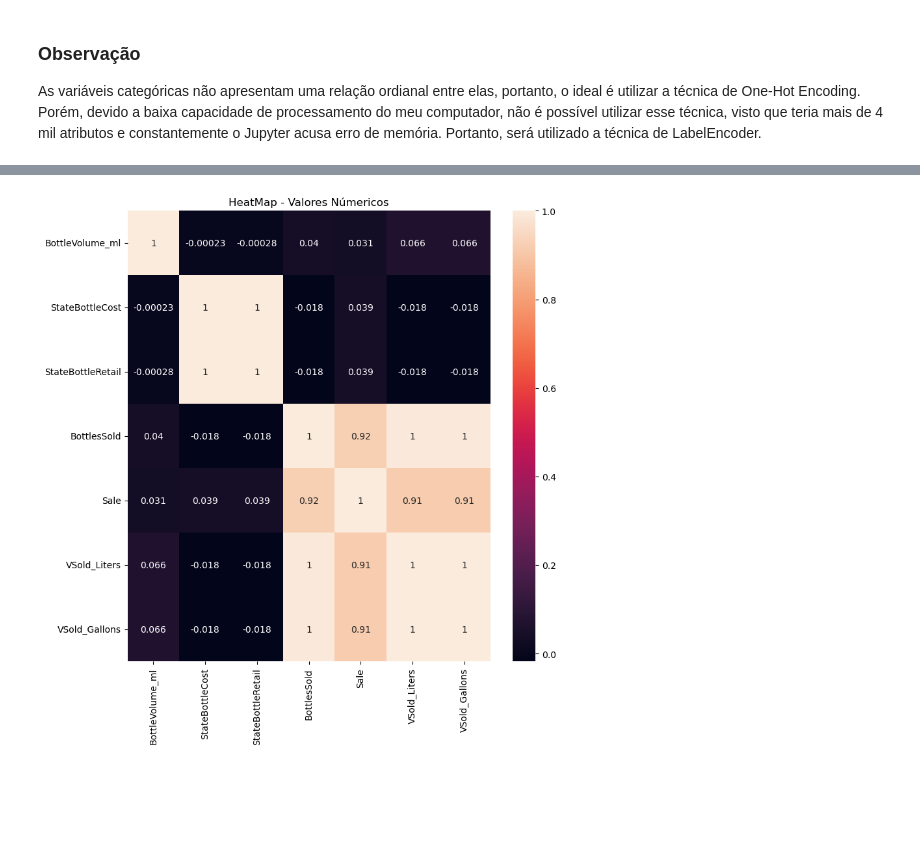
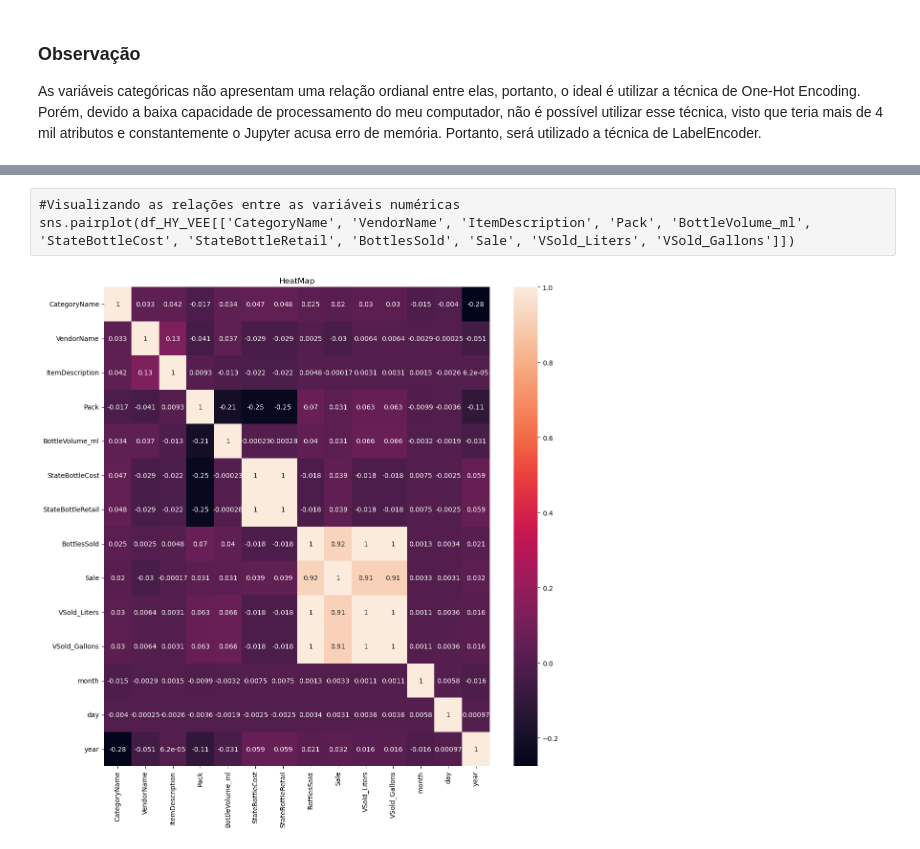
Before and after one commit to PedroLauton/ml-projeto, a Jupyter notebook: Projeto_Aprendizado_Máquina.ipynb, the cells around one changed output, grey strips where cells are left out. Saved outputs shown, nothing was run; the diff lists cells and outputs as text; code cells hidden in the pictures; blank space fills up the shorter version.

```diff
--- a/Projeto_Aprendizado_Máquina.ipynb
+++ b/Projeto_Aprendizado_Máquina.ipynb
@@ -146,6 +88,3 @@ df_HY_VEE.duplicated().sum()
-# %%
-#Foi identificado empiricamente que o DF continha dados negativos no valor de compra. Para arrumar isso, somente os valores de vendas positivos serão considerados
-df_HY_VEE = df_HY_VEE[(df_HY_VEE['Sale (Dollars)'] > 0)]
 # %%
 #Renomeando as colunas do DF
 novas_colunas= ['Invoice/ItemNumber', 'Date', 'StoreNumber', 'StoreName', 'Address', 'City',
@@ -267,6 +524,9 @@ As variáveis categóricas não apresentam uma relação ordianal entre elas, po
 from sklearn.preprocessing import LabelEncoder
 
 le = LabelEncoder()
-df_HY_VEE['CategoryName'] = le.fit_transform(df_HY_VEE['CategoryName'])
-df_HY_VEE['VendorName'] = le.fit_transform(df_HY_VEE['VendorName'])
-df_HY_VEE['ItemDescription'] = le.fit_transform(df_HY_VEE['ItemDescription'])
+df_HY_VEE.loc[:, 'CategoryName'] = le.fit_transform(df_HY_VEE['CategoryName'])
+df_HY_VEE.loc[:,'VendorName'] = le.fit_transform(df_HY_VEE['VendorName'])
+df_HY_VEE.loc[:,'ItemDescription'] = le.fit_transform(df_HY_VEE['ItemDescription'])
+
+df_HY_VEE[['month', 'day', 'year']] = df_HY_VEE['Date'].str.split('/', expand=True)
+df_HY_VEE.head()
@@ -273,8 +591,14 @@ df_HY_VEE['ItemDescription'] = le.fit_transform(df_HY_VEE['ItemDescription'])
+# %%
+#Foi identificado empiricamente que o DF continha dados negativos. Assim, foram removidos automaticamente.
+df_HY_VEE = df_HY_VEE[(df_HY_VEE['Sale'] > 0)]
+# %% [raw]
+#Visualizando as relações entre as variáveis numéricas
+sns.pairplot(df_HY_VEE[['CategoryName', 'VendorName', 'ItemDescription', 'Pack', 'BottleVolume_ml', 'StateBottleCost', 'StateBottleRetail', 'BottlesSold', 'Sale', 'VSold_Liters', 'VSold_Gallons']])
 # %%
 #Realizando o Heatmap para observar a correlação entre os atributos
-plt.figure(figsize=(9,9))
-plt.title("HeatMap - Valores Númericos")
-sns.heatmap(df_HY_VEE[['BottleVolume_ml', 'StateBottleCost', 'StateBottleRetail', 'BottlesSold', 'Sale', 'VSold_Liters', 'VSold_Gallons']].corr(), annot=True)
+plt.figure(figsize=(13,13))
+plt.title("HeatMap")
+sns.heatmap(df_HY_VEE[['CategoryName', 'VendorName', 'ItemDescription', 'Pack', 'BottleVolume_ml', 'StateBottleCost', 'StateBottleRetail', 'BottlesSold', 'Sale', 'VSold_Liters', 'VSold_Gallons', 'month', 'day', 'year']].corr(), annot=True)
 plt.show()
 # %% [output]
-[figure, old version]
+[figure, new version]
```
Also changed, not shown: parts of 93 cells of this notebook.
